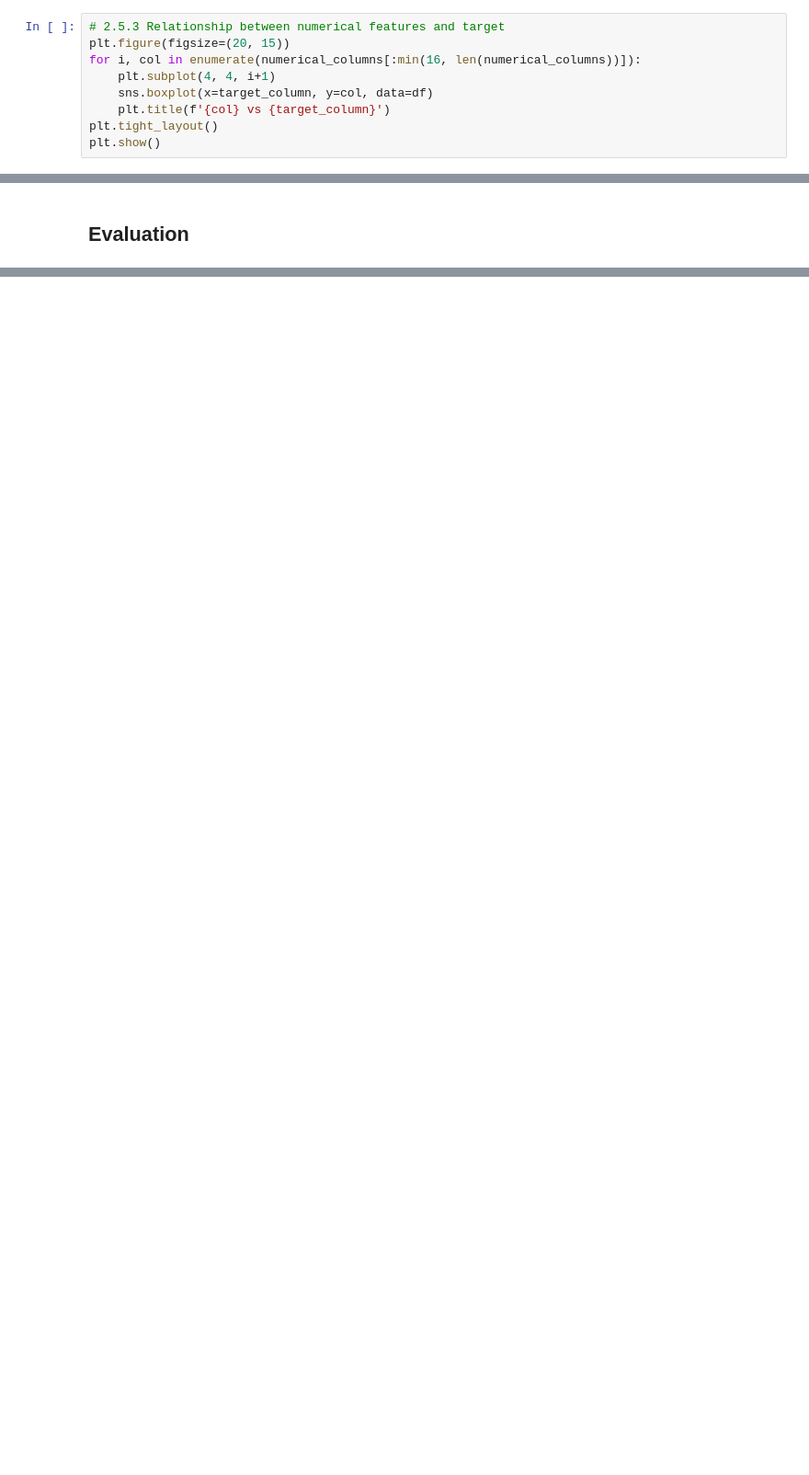
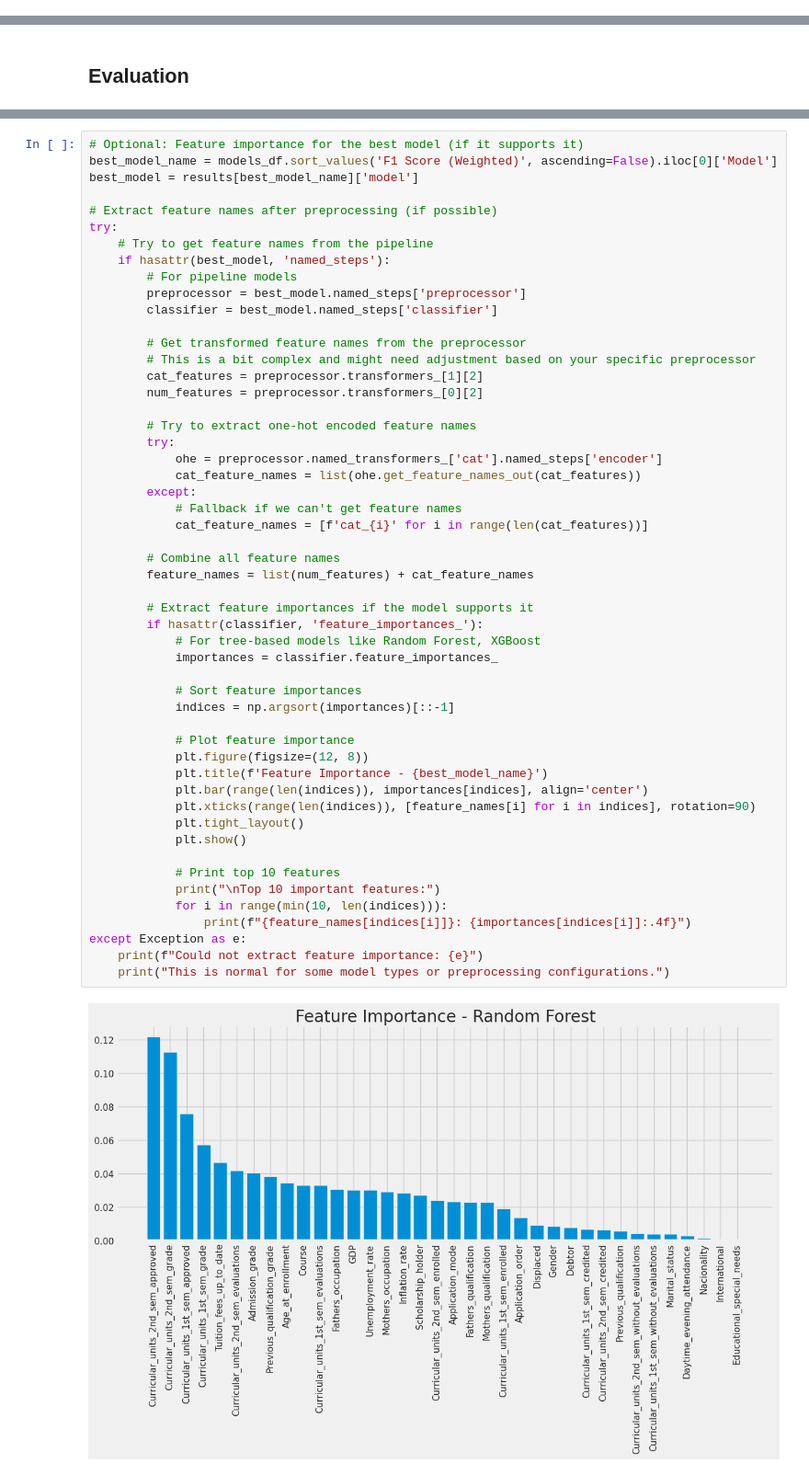
Before and after one commit to agungknwn/students_performance, a Jupyter notebook: data_science_submission2.ipynb, the cells around one changed output, grey strips where cells are left out. Shown at 92% size. Cells and saved outputs as stored; diff of their text form; blank space fills up the shorter version.

```diff
--- a/data_science_submission2.ipynb
+++ b/data_science_submission2.ipynb
@@ -144,9 +250,0 @@ Exploring numerical variables...
-# %%
-# 2.5.3 Relationship between numerical features and target
-plt.figure(figsize=(20, 15))
-for i, col in enumerate(numerical_columns[:min(16, len(numerical_columns))]):
-    plt.subplot(4, 4, i+1)
-    sns.boxplot(x=target_column, y=col, data=df)
-    plt.title(f'{col} vs {target_column}')
-plt.tight_layout()
-plt.show()
@@ -474,0 +525,54 @@ Tuned model saved as 'student_dropout_prediction_model.pkl'
+# %%
+# Optional: Feature importance for the best model (if it supports it)
+best_model_name = models_df.sort_values('F1 Score (Weighted)', ascending=False).iloc[0]['Model']
+best_model = results[best_model_name]['model']
+
+# Extract feature names after preprocessing (if possible)
+try:
+    # Try to get feature names from the pipeline
+    if hasattr(best_model, 'named_steps'):
+        # For pipeline models
+        preprocessor = best_model.named_steps['preprocessor']
+        classifier = best_model.named_steps['classifier']
+
+        # Get transformed feature names from the preprocessor
+        # This is a bit complex and might need adjustment based on your specific preprocessor
+        cat_features = preprocessor.transformers_[1][2]
+        num_features = preprocessor.transformers_[0][2]
+
+        # Try to extract one-hot encoded feature names
+        try:
+            ohe = preprocessor.named_transformers_['cat'].named_steps['encoder']
+            cat_feature_names = list(ohe.get_feature_names_out(cat_features))
+        except:
+            # Fallback if we can't get feature names
+            cat_feature_names = [f'cat_{i}' for i in range(len(cat_features))]
+
+        # Combine all feature names
+        feature_names = list(num_features) + cat_feature_names
+
+        # Extract feature importances if the model supports it
+        if hasattr(classifier, 'feature_importances_'):
+            # For tree-based models like Random Forest, XGBoost
+            importances = classifier.feature_importances_
+
+            # Sort feature importances
+            indices = np.argsort(importances)[::-1]
+
+            # Plot feature importance
+            plt.figure(figsize=(12, 8))
+            plt.title(f'Feature Importance - {best_model_name}')
+            plt.bar(range(len(indices)), importances[indices], align='center')
+            plt.xticks(range(len(indices)), [feature_names[i] for i in indices], rotation=90)
+            plt.tight_layout()
+            plt.show()
+
+            # Print top 10 features
+            print("\nTop 10 important features:")
+            for i in range(min(10, len(indices))):
+                print(f"{feature_names[indices[i]]}: {importances[indices[i]]:.4f}")
+except Exception as e:
+    print(f"Could not extract feature importance: {e}")
+    print("This is normal for some model types or preprocessing configurations.")
+# %% [output]
+[figure, added]
```
Also changed, not shown: parts of 24 cells of this notebook, 8 other files.
